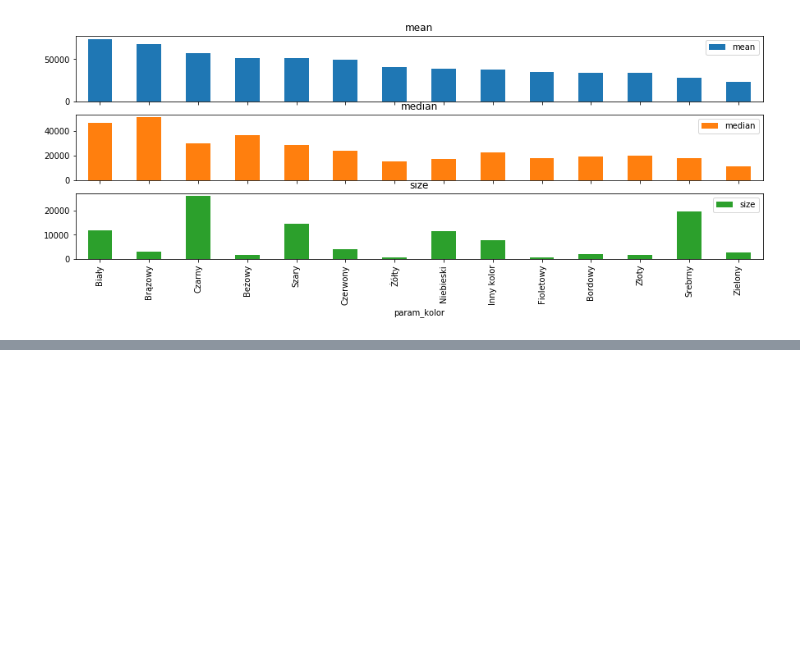
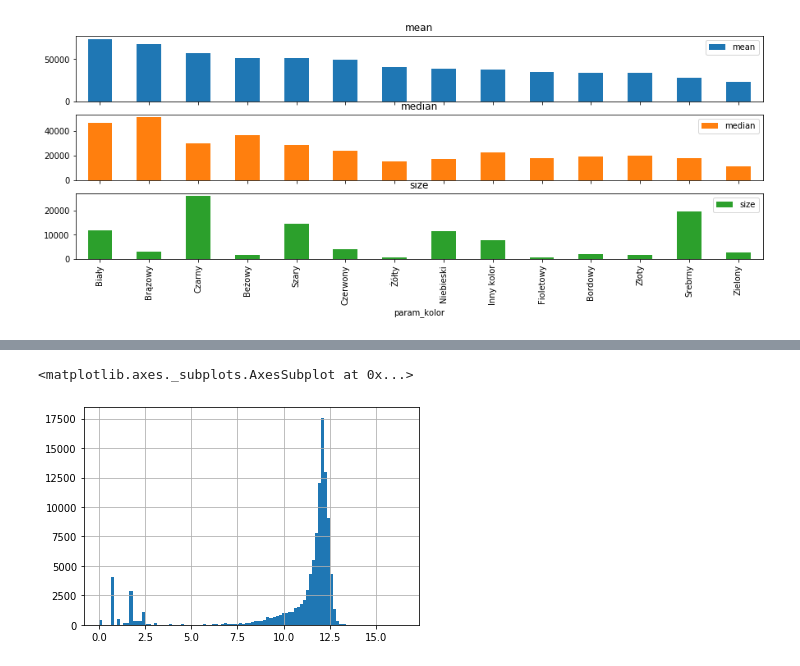
Before and after one commit to agotukie/dw_matrix_car, a Jupyter notebook: day2_visualisation.ipynb, the cells around one changed output, grey strips where cells are left out. Drawn from its saved outputs; the diff is of its cells as text; code cells hidden in the pictures; blank space fills up the shorter version.

```diff
--- a/day2_visualisation.ipynb
+++ b/day2_visualisation.ipynb
@@ -142,0 +165,2 @@ group_and_barplot('param_kolor', feat_sort = 'mean');
+# %%
+df['param_przebieg_int'] = df['param_przebieg'].str.replace(r'\D', '').replace([None],0).astype(int)
@@ -142,0 +190,5 @@ group_and_barplot('param_kolor', feat_sort = 'mean');
+# %%
+np.log(df['param_przebieg_int']+1).hist(bins=100)
+# %% [output]
+<matplotlib.axes._subplots.AxesSubplot at 0x...>
+[figure, added]
```
Also changed, not shown: parts of 8 cells of this notebook.
